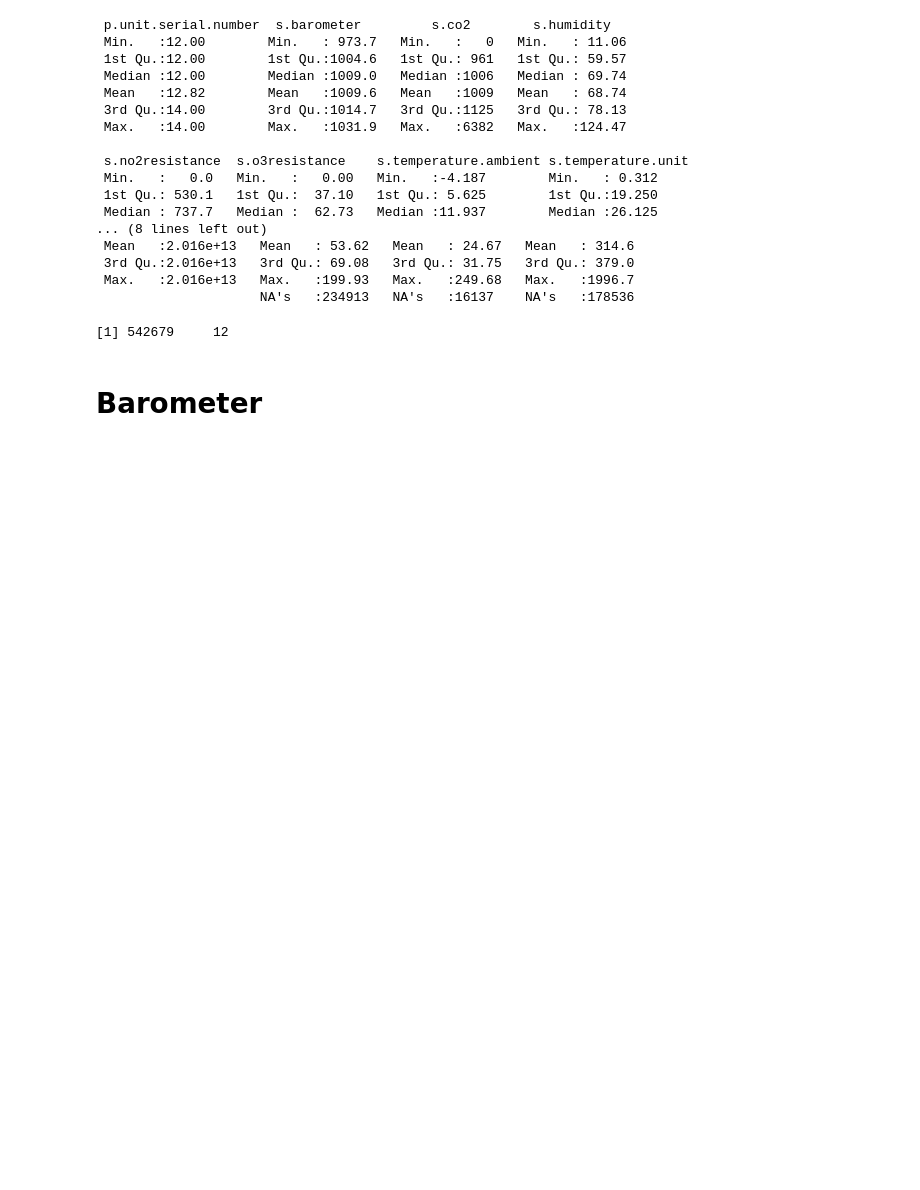
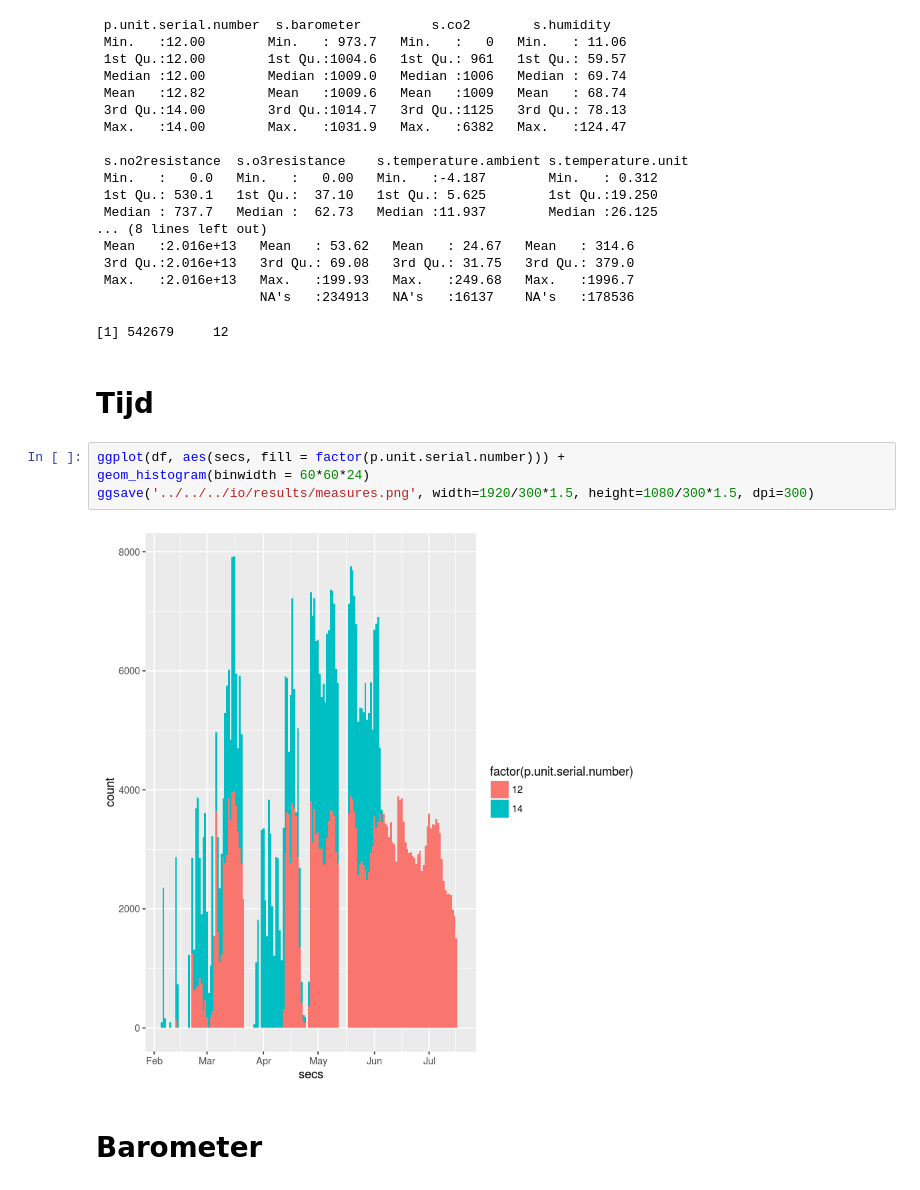
Before and after one commit to smartemission/smartemission, a Jupyter notebook: etl/calibration/src/r/notebooks/Properties.ipynb, the cells around one changed output. Saved outputs shown, nothing was run; the diff lists cells and outputs as text; blank space fills up the shorter version.

```diff
--- a/etl/calibration/src/r/notebooks/Properties.ipynb
+++ b/etl/calibration/src/r/notebooks/Properties.ipynb
@@ -49,6 +46,14 @@ dim(df)
  Max.   :2.016e+13   Max.   :199.93   Max.   :249.68   Max.   :1996.7
                      NA's   :234913   NA's   :16137    NA's   :178536
 [1] 542679     12
+# %% [markdown]
+# Tijd
+# %%
+ggplot(df, aes(secs, fill = factor(p.unit.serial.number))) +
+geom_histogram(binwidth = 60*60*24)
+ggsave('../../../io/results/measures.png', width=1920/300*1.5, height=1080/300*1.5, dpi=300)
+# %% [output]
+[figure, added]
 # %% [markdown]
 # Barometer
 # %%
```
Also changed, not shown: parts of 6 cells of this notebook, 5 other files.
